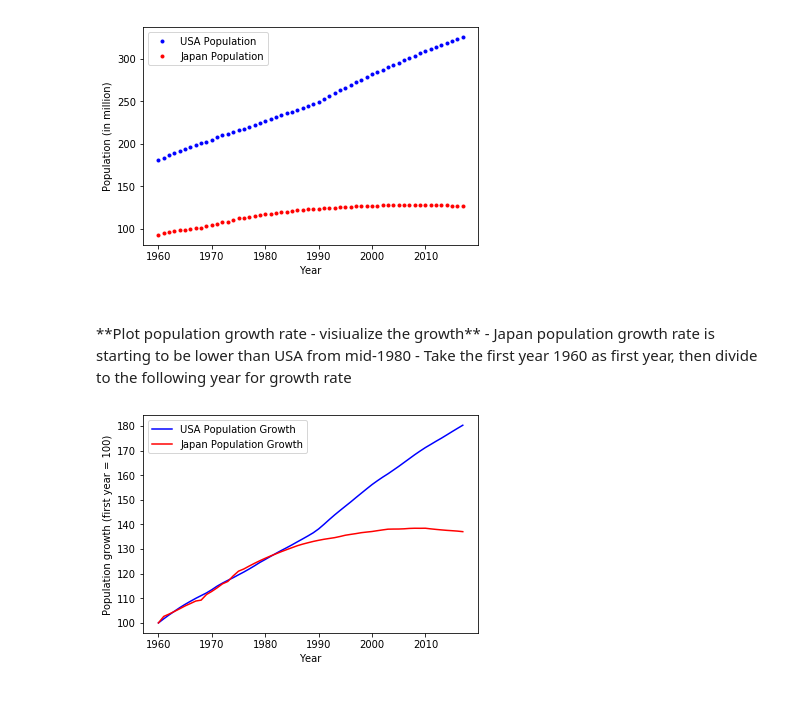
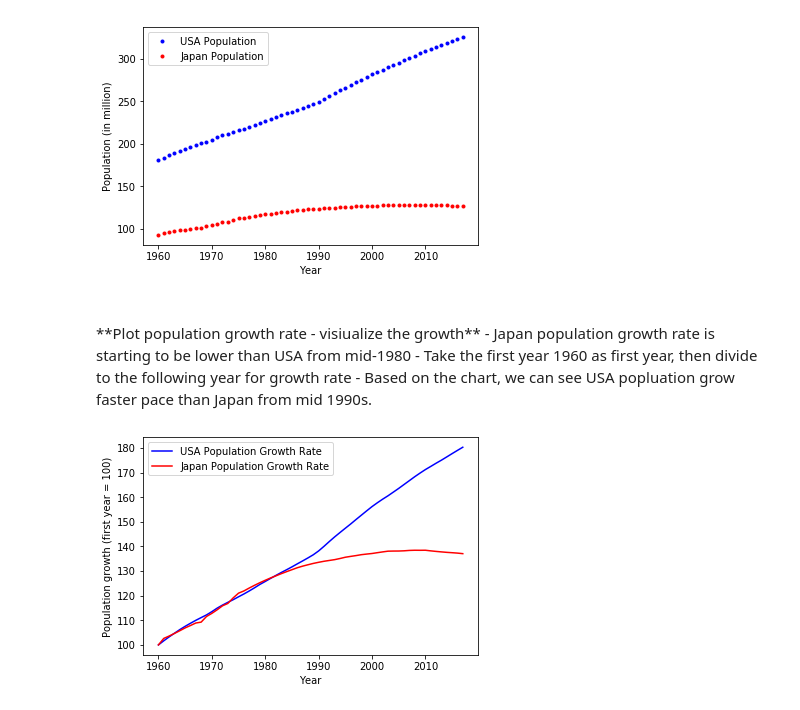
Before and after one commit to jasminjohnson/jasminjohnson.github.io, a Jupyter notebook: downloads/notebooks/DataVisualizationWithPython.ipynb, the cells around one changed output. Cells and saved outputs as stored; diff of their text form; code cells hidden in the pictures.

```diff
--- a/downloads/notebooks/DataVisualizationWithPython.ipynb
+++ b/downloads/notebooks/DataVisualizationWithPython.ipynb
@@ -104,12 +104,13 @@ plt.show()
 **Plot population growth rate - visiualize the growth**
     - Japan population growth rate is starting to be lower than USA from mid-1980
     - Take the first year 1960 as first year, then divide to the following year for growth rate
+    - Based on the chart, we can see USA popluation grow faster pace than Japan from mid 1990s.
 # %%
 plt.plot(us.Year, us.Population / us.Population.iloc[0] * 100, 'b')
 plt.plot(japan.Year, japan.Population / japan.Population.iloc[0] * 100, 'r')
-plt.legend(['USA Population Growth', 'Japan Population Growth'])
+plt.legend(['USA Population Growth Rate', 'Japan Population Growth Rate'])
 plt.xlabel('Year')
 plt.ylabel('Population growth (first year = 100)')
 plt.show()
 # %% [output]
-[figure, old version]
+[figure, new version]
```
Also changed, not shown: parts of 1 cell of this notebook, 1 other file.
